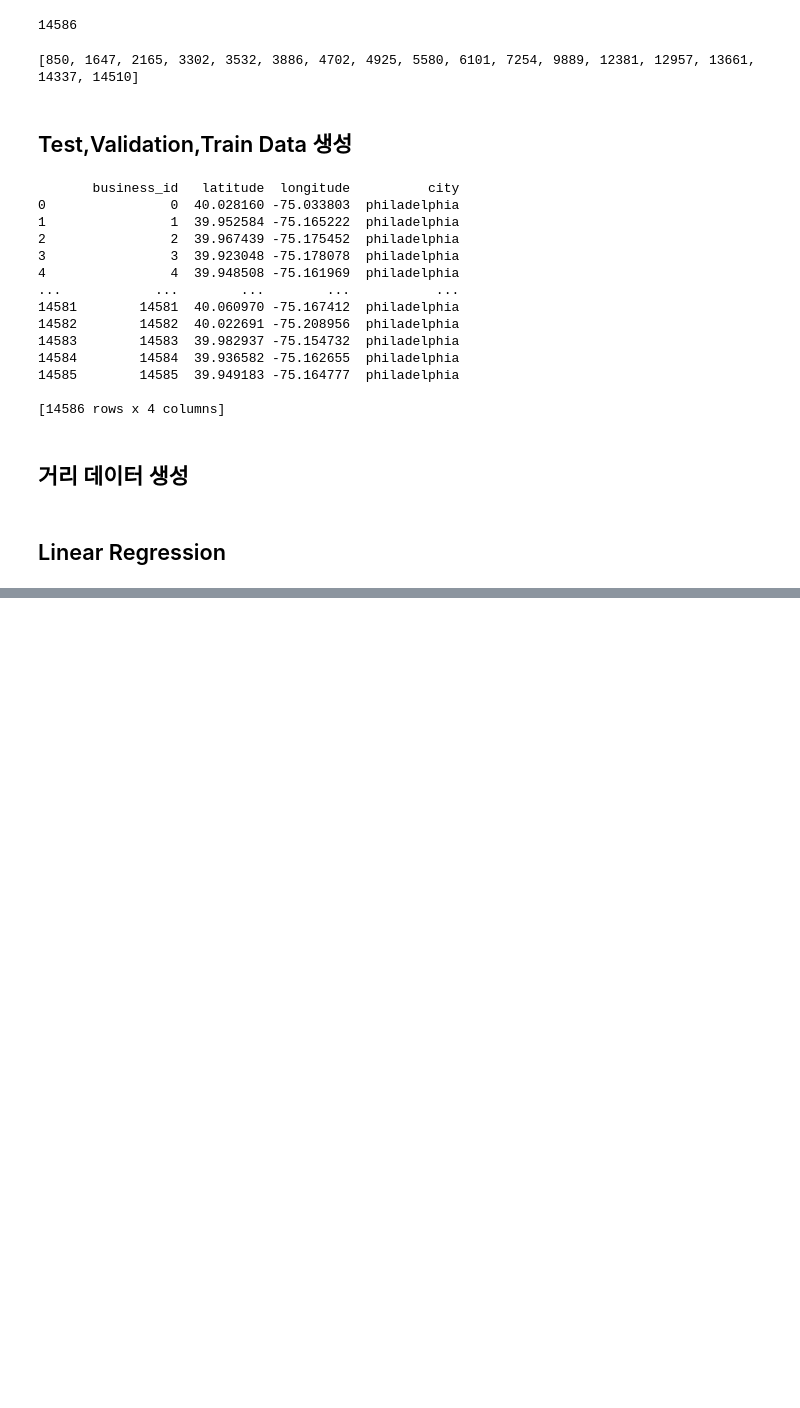
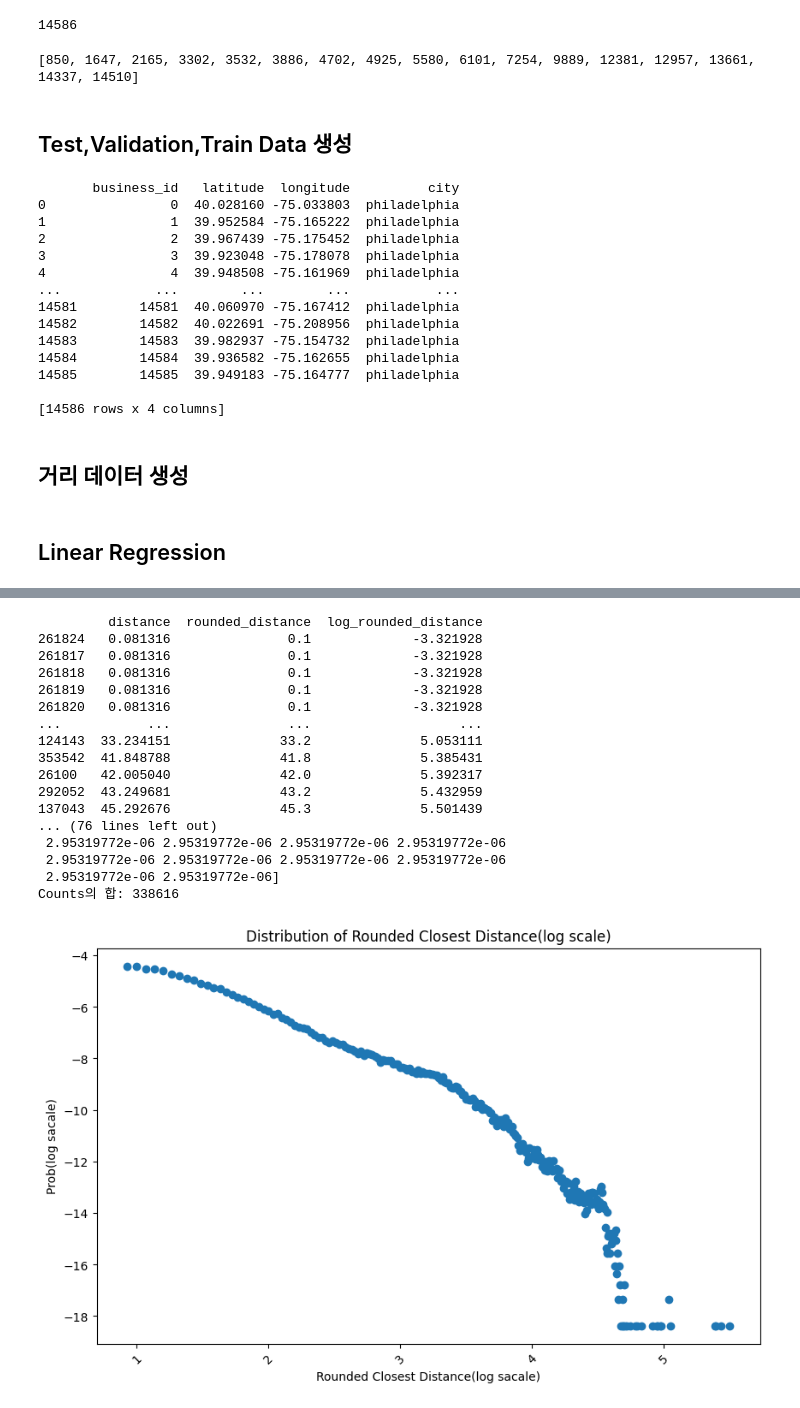
Before and after one commit to DongUk-Park/RnD, a Jupyter notebook: POI/NAIS/DataPreprocess.ipynb, the cells around one changed output, grey strips where cells are left out. Saved outputs shown, nothing was run; the diff lists cells and outputs as text; code cells hidden in the pictures; blank space fills up the shorter version.

```diff
--- a/POI/NAIS/DataPreprocess.ipynb
+++ b/POI/NAIS/DataPreprocess.ipynb
@@ -484,6 +486,9 @@ for index, user_row in checkin_data_with_distance.iterrows():
     if same_user_df.shape[0] < 10:
       continue # 10 보다 작은건 건너띔 -> 실제로 쓰는 데이터는
 
+    sum = 0
+    count = 0
+
     user_item = user_row['item']
     user_lat = user_row['latitude']
     user_lon = user_row['longitude']
@@ -496,17 +501,18 @@ for index, user_row in checkin_data_with_distance.iterrows():
 
         # Haversine 거리 계산
         distance = haversine(user_lat, user_lon, poi_lat, poi_lon)
-
+        count += 1
+        sum += distance
         # 현재 POI와의 거리가 가장 작은지 확인
-        if distance < closest_distance and distance != 0:
-            closest_distance = distance
+        # if distance < closest_distance and distance != 0:
+        #     closest_distance = distance
             #print(closest_distance)
-
-    # 방문한 Poi가 하나밖에 없다면 거리 : 0, 근데 그런거 없음
-    if closest_distance == 9999999:
-      closest_distance = 0
+    avg = sum / (count-1)
+    # # 방문한 Poi가 하나밖에 없다면 거리 : 0, 근데 그런거 없음
+    # if closest_distance == 9999999:
+    #   closest_distance = 0
 
     #print(f"{index} : {closest_distance}")
-    result.append(closest_distance)
+    result.append(avg)
 
 print(result)
@@ -519,0 +551,3 @@ data.to_csv('/content/distance_list.csv', index=False)
+# %%
+data = data.sort_values(by='distance')
+data
@@ -522,39 +570,63 @@ import matplotlib.pyplot as plt
 import torch
 import torch.nn as nn
 import torch.optim as optim
 import numpy as np
 import pandas as pd
 import matplotlib.pyplot as plt
 
 data['rounded_distance'] = data['distance'].round(1)
 # 로그를 취할 열 추가(ground_truth)
 data['log_rounded_distance'] = np.log2(data['rounded_distance'])
-data = data[data['log_rounded_distance'] != -np.inf] #반올림 결과가 0인 데이터 95183개 삭제
+#data = data[data['log_rounded_distance'] != -np.inf] #반올림 결과가 0인 데이터 95183개 삭제
+
 
 distance_counts = data['log_rounded_distance'].value_counts() # 거리별 방문횟수 저장
-distance_counts.iloc[0] += 95183 # 0인 애들을 카운트가 가장 많은, 즉 가장 가까운 곳으로 다 더해줌
-
+#distance_counts.iloc[0] += 95183 # 0인 애들을 카운트가 가장 많은, 즉 가장 가까운 곳으로 다 더해줌
+#distance_counts.loc[distance_counts.index < 0.847997] = 16356 # 더 가까운애들은 최대 확률로 설정
+distance_counts = distance_counts[distance_counts.index >= 0.847997] # 더 가까운애들은 삭제
 total_counts = distance_counts.sum()
 
+print(data)
 print(distance_counts)
+print(distance_counts.values / total_counts)
 print("Counts의 합:", total_counts)
 
+distance_counts_values_prob = distance_counts.values / total_counts
 x1 = distance_counts.index # log2(distance)
-y1 = np.log2(distance_counts.values / total_counts)
+y1 = np.log2(distance_counts_values_prob)
 
-print(x1)
-print(y1)
+#print(x1)
+#print(y1)
 
 # 그래프 그리기
 plt.figure(figsize=(10, 6))  # 그래프 크기 설정 (선택 사항)
 plt.scatter(x1, y1)
 plt.xlabel('Rounded Closest Distance(log sacale)')
 plt.ylabel('Prob(log sacale)')
 plt.title('Distribution of Rounded Closest Distance(log scale)')
 #plt.ylim(0, 0.005)
 #plt.xlim(0,1)
 plt.xticks(rotation=45)  # x축 레이블 회전 (선택 사항)
 plt.show()
+# %% [output]
+         distance  rounded_distance  log_rounded_distance
+261824   0.081316               0.1             -3.321928
+261817   0.081316               0.1             -3.321928
+261818   0.081316               0.1             -3.321928
+261819   0.081316               0.1             -3.321928
+261820   0.081316               0.1             -3.321928
+...           ...               ...                   ...
+124143  33.234151              33.2              5.053111
+353542  41.848788              41.8              5.385431
+26100   42.005040              42.0              5.392317
+292052  43.249681              43.2              5.432959
+137043  45.292676              45.3              5.501439
+... (76 lines left out)
+ 2.95319772e-06 2.95319772e-06 2.95319772e-06 2.95319772e-06
+ 2.95319772e-06 2.95319772e-06 2.95319772e-06 2.95319772e-06
+ 2.95319772e-06 2.95319772e-06]
+Counts의 합: 338616
+[figure, added]
 # %%
 import torch
 import torch.nn
```
Also changed, not shown: parts of 16 cells of this notebook.
